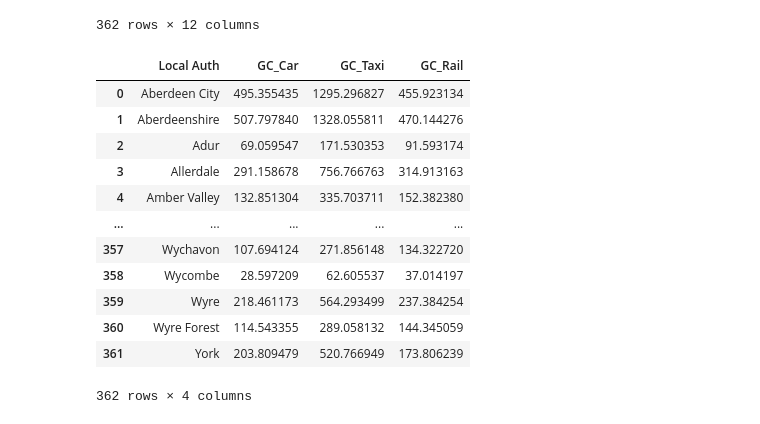
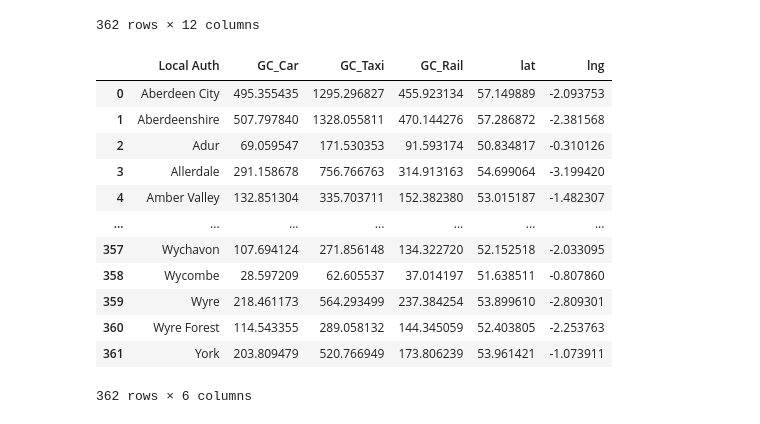
Before and after one commit to majdyousof/imperialgroupproject, a Jupyter notebook: Dom/Heathrow_OD.ipynb, the cells around one changed output. Saved outputs shown, nothing was run; the diff lists cells and outputs as text; code cells hidden in the pictures.

```diff
--- a/Dom/Heathrow_OD.ipynb
+++ b/Dom/Heathrow_OD.ipynb
@@ -267,44 +264,46 @@ flow
 #CALCULATING CURRENT COSTS OF TRAVEL
 car_fare=flow["Car Distance [m]"]*(car_total_cost_per_mile/mile_m) + drop_off_2024
 taxi_fare=flow["Car Distance [m]"]*(taxi_cost_per_mile/mile_m) + drop_off_2024
 rail_fare=flow["Transit Distance [m]"]*(rail_fare_per_mile/mile_m)
 
 VOT_Car=(flow["Car Time Taken [s]"]*VOT_avg_Car) /hour_s
 VOT_Taxi=VOT_Car
 VOT_Rail=(flow["Transit Time Taken [s]"]*VOT_avg_Rail) /hour_s
 
 emissions_Car=flow["Car Distance [m]"]*(vehicle_co2_per_mile/mile_m)
 emissions_Taxi=emissions_Car
 emissions_Rail=flow["Transit Distance [m]"]*(rail_co2_per_mile_per_passenger/mile_m)
 
 emissions_cost_Car=cost_co2_g_2024*emissions_Car
 emissions_cost_Taxi=cost_co2_g_2024*emissions_Taxi
 emissions_cost_Rail=cost_co2_g_2024*emissions_Rail
 
 GC_Car=car_fare+VOT_Car+emissions_cost_Car
 GC_Taxi=taxi_fare+VOT_Taxi+emissions_cost_Taxi
 GC_Rail=rail_fare+VOT_Rail+emissions_cost_Rail
 
 GC_Current_2024 = {
   "Local Auth": flow["Local Auth"],
   "GC_Car": GC_Car,
   "GC_Taxi": GC_Taxi,
-  "GC_Rail": GC_Rail
+  "GC_Rail": GC_Rail,
+  'lat':flow['lat'],
+  'lng':flow['lng']
 }
 
 GC_Current_2024=pd.DataFrame(GC_Current_2024)
 GC_Current_2024
 # %% [output]
-|  | Local Auth | GC_Car | GC_Taxi | GC_Rail |
-| 0 | Aberdeen City | 495.355435 | 1295.296827 | 455.923134 |
-| 1 | Aberdeenshire | 507.797840 | 1328.055811 | 470.144276 |
-| 2 | Adur | 69.059547 | 171.530353 | 91.593174 |
-| 3 | Allerdale | 291.158678 | 756.766763 | 314.913163 |
-| 4 | Amber Valley | 132.851304 | 335.703711 | 152.382380 |
-| ... | ... | ... | ... | ... |
-| 357 | Wychavon | 107.694124 | 271.856148 | 134.322720 |
-| 358 | Wycombe | 28.597209 | 62.605537 | 37.014197 |
-| 359 | Wyre | 218.461173 | 564.293499 | 237.384254 |
-| 360 | Wyre Forest | 114.543355 | 289.058132 | 144.345059 |
-| 361 | York | 203.809479 | 520.766949 | 173.806239 |
+|  | Local Auth | GC_Car | GC_Taxi | GC_Rail | lat | lng |
+| 0 | Aberdeen City | 495.355435 | 1295.296827 | 455.923134 | 57.149889 | -2.093753 |
+| 1 | Aberdeenshire | 507.797840 | 1328.055811 | 470.144276 | 57.286872 | -2.381568 |
+| 2 | Adur | 69.059547 | 171.530353 | 91.593174 | 50.834817 | -0.310126 |
+| 3 | Allerdale | 291.158678 | 756.766763 | 314.913163 | 54.699064 | -3.199420 |
+| 4 | Amber Valley | 132.851304 | 335.703711 | 152.382380 | 53.015187 | -1.482307 |
+| ... | ... | ... | ... | ... | ... | ... |
+| 357 | Wychavon | 107.694124 | 271.856148 | 134.322720 | 52.152518 | -2.033095 |
+| 358 | Wycombe | 28.597209 | 62.605537 | 37.014197 | 51.638511 | -0.807860 |
+| 359 | Wyre | 218.461173 | 564.293499 | 237.384254 | 53.899610 | -2.809301 |
+| 360 | Wyre Forest | 114.543355 | 289.058132 | 144.345059 | 52.403805 | -2.253763 |
+| 361 | York | 203.809479 | 520.766949 | 173.806239 | 53.961421 | -1.073911 |
-362 rows × 4 columns
+362 rows × 6 columns
```
Also changed, not shown: parts of 1 cell of this notebook, 2 other files.
